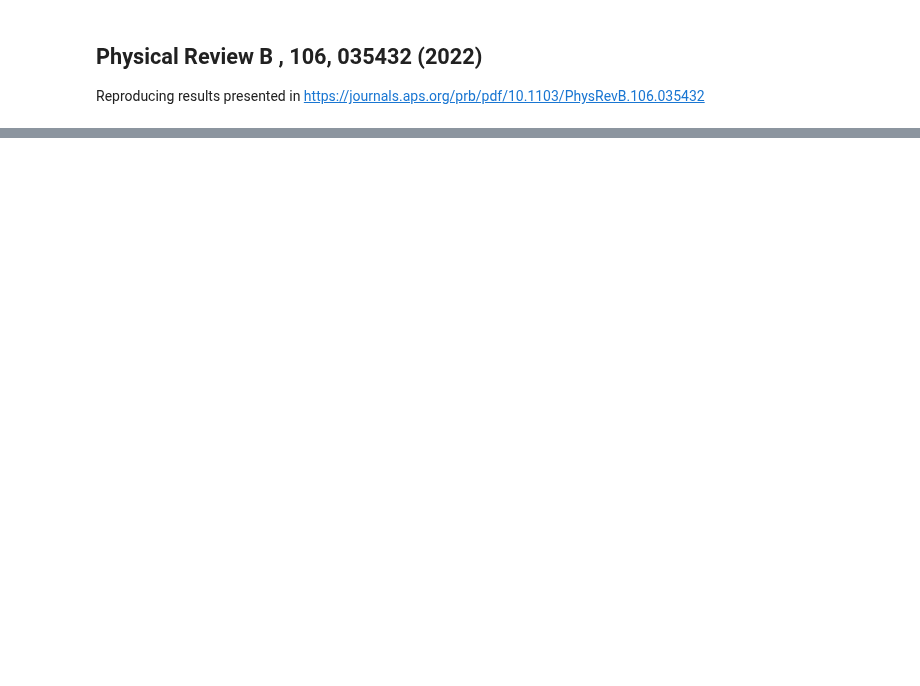
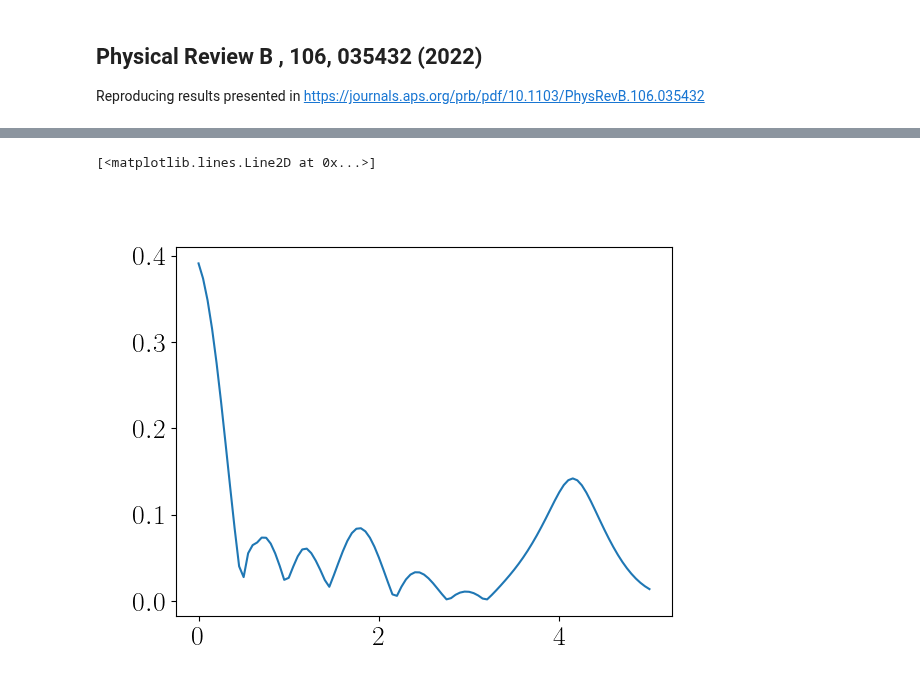
Before and after one commit to krishtoffel99/Josephson-Investigations-Old, a Jupyter notebook: Josephson effect and Supercurrents/Reproducing Paper/PRB_Scanning_Gate.ipynb, the cells around one changed output, grey strips where cells are left out. Drawn from its saved outputs; the diff is of its cells as text; code cells hidden in the pictures; blank space fills up the shorter version.

```diff
--- a/Josephson effect and Supercurrents/Reproducing Paper/PRB_Scanning_Gate.ipynb
+++ b/Josephson effect and Supercurrents/Reproducing Paper/PRB_Scanning_Gate.ipynb
@@ -77,0 +151,15 @@ s_matrix_test  = compute_normal_s_matrix(params)
+# %%
+from tqdm import tqdm
+fluxes = np.linspace(0 , 5 , 101)
+I_c_values = np.zeros(len(fluxes))
+currents = []
+for i in tqdm(range(len(fluxes))):
+    I_c_values[i] , blah = compute_I_c(fluxes[i] , params)
+    currents.append(blah)
+currents = np.stack(currents , axis = 1)
+# %%
+plt.figure()
+plt.plot(fluxes , I_c_values)
+# %% [output]
+[<matplotlib.lines.Line2D at 0x...>]
+[figure, added]
```
Also changed, not shown: parts of 9 cells of this notebook.
